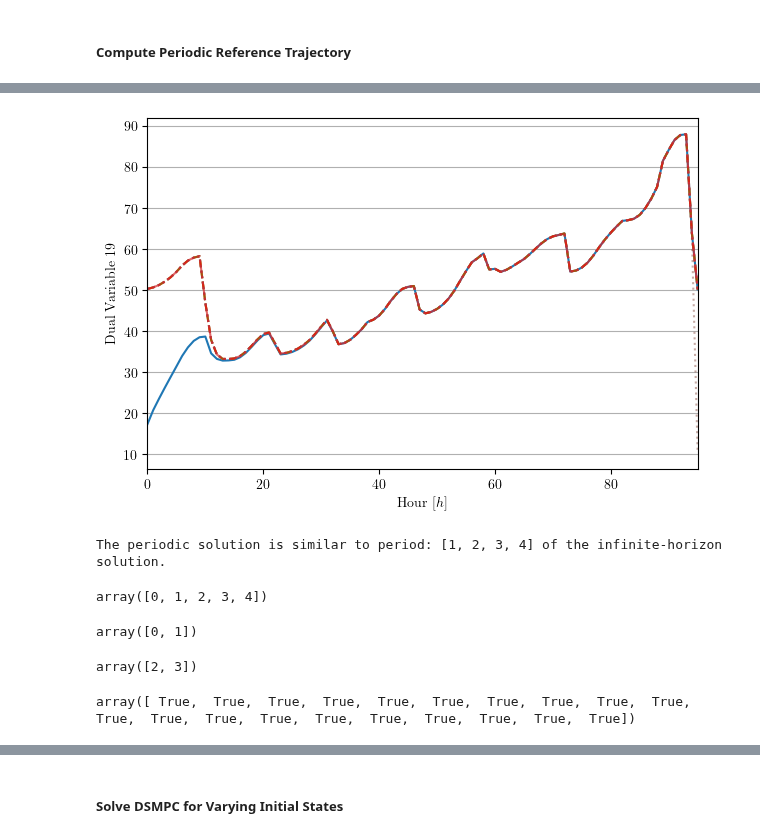
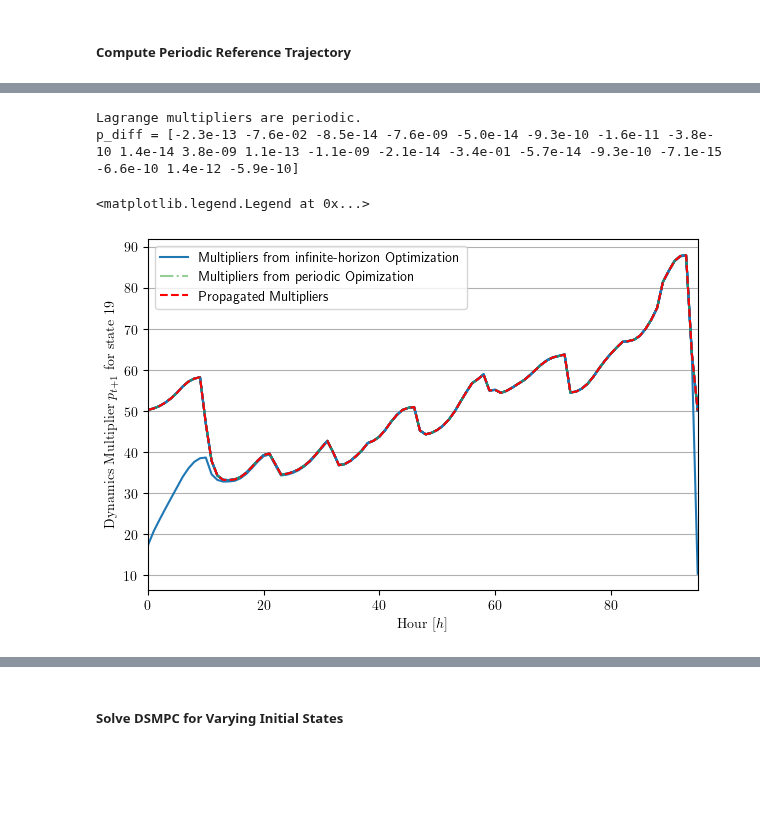
Before and after one commit to Gedlex/time-varying-RHGs, a Jupyter notebook: empc_DSMPC.ipynb, the cells around one changed output, grey strips where cells are left out. Cells and saved outputs as stored; diff of their text form; code cells hidden in the pictures; blank space fills up the shorter version.

```diff
--- a/empc_DSMPC.ipynb
+++ b/empc_DSMPC.ipynb
@@ -161,7 +161,7 @@ for i, xi_0 in enumerate(tqdm(x_0, desc='Trajectories')):
     # Simulate closed-loop system
     for t in tqdm(range(num_steps),desc='     MPC', leave=False):
         # Solve the EMPC problem
-        sol_u, sol_x, error_msg, _ = ctrl.solve(t=t, x_0=x[i,t,:])
+        sol_u, sol_x, error_msg, _, _ = ctrl.solve(t=t, x_0=x[i,t,:])
         if error_msg != None:
             warnings.warn(error_msg)
             break
@@ -209,7 +209,7 @@ for i, N in enumerate(tqdm(horizon, desc='Horizons')):
     # Simulate closed-loop system
     for t in tqdm(range(num_steps),desc='   MPC', leave=False):
         # Solve the EMPC problem
-        sol_u, sol_x, error_msg, _ = ctrl2.solve(t=t, x_0=x2[i,t,:])
+        sol_u, sol_x, error_msg, _, _ = ctrl2.solve(t=t, x_0=x2[i,t,:])
         if error_msg != None:
             warnings.warn(error_msg)
             break
@@ -233,14 +233,14 @@ T = 96
 
 # Load parameters and create system with a long horizon
 zeta_max = 40 * np.ones([T,10]); zeta_max[23::24,:] = 1
-params_p = DSMPCParams(N=T, T=T, zeta_max=zeta_max, zeta_min=-zeta_max, verbose=True)
+params_p = DSMPCParams(N=T, T=T, zeta_max=zeta_max, zeta_min=-zeta_max)
 sys_p = LinearSystem(params_p.sys)
 
 # Initialize controller
 ctrl_p = EMPC(sys_inf, params_p.ctrl)
 
 # Solve EMPC problem with free initial state
-sol_u, sol_x, error_msg, dual_vars_p = ctrl_p.solve(t=0, periodic=True)
+sol_u, sol_x, error_msg, dual_vars_p, stats = ctrl_p.solve(t=0, periodic=True, opts={'eps_rel': 1E-10, 'eps_abs': 1E-10})
 if error_msg != None:
     warnings.warn(error_msg)
 
@@ -259,59 +268,60 @@ A is invertible for all times.
+# %%
+# Allocate Lagrange multipliers p_t
+p_t = np.full((T+2, sys_p.n), np.nan)
+p_t[1,:] = dual_vector_p[0,:]
+
+# Propagate Lagrange multipliers p_t
+for t in range(1,T):
+    b_t = p_t[t, :] + 1 * x_p[t, :] @ params_p.ctrl.Q[t, :] + ctrl_p.state_constraints[t].dual_value @ params_p.ctrl.X[t, :]
+    p_t[t+1, :] = np.linalg.solve(params_p.sys.A[t, :], b_t)
+    # p_t[t+1,:] = (p_t[t,:] - 1 * x_p[t,:] @ params_p.ctrl.Q[t,:] - ctrl_p.state_constraints[t].dual_value @ params_p.ctrl.X[t,:]) @ np.linalg.inv(params_p.sys.A[t,:])
+b_1 = p_t[-2, :] + 1 * x_p[T, :] @ params_p.ctrl.Q[0, :] + ctrl_p.state_constraints[T].dual_value @ params_p.ctrl.X[0, :]
+p_t[-1, :] = np.linalg.solve(params_p.sys.A[0, :], b_1)
+
+# Check periodicity of Lagrange multipliers
+matches = np.allclose(p_t[1,:], p_t[-1,:], 5E-2)
+print(f'Lagrange multipliers are {"periodic" if matches else "not periodic"}.')
+print("p_diff = " + np.array2string(p_t[1,:] - p_t[-1,:], precision=1, formatter={'float_kind':lambda x: f"{x:.1e}"}))
+# %% [output]
+Lagrange multipliers are periodic.
+p_diff = [-2.3e-13 -7.6e-02 -8.5e-14 -7.6e-09 -5.0e-14 -9.3e-10 -1.6e-11 -3.8e-10 1.4e-14 3.8e-09 1.1e-13 -1.1e-09 -2.1e-14 -3.4e-01 -5.7e-14 -9.3e-10 -7.1e-15 -6.6e-10 1.4e-12 -5.9e-10]
 # %%
 # Set font style
 plt.rcParams['text.usetex'] = True
 
 # Create time and get state related dual variables
 idx = 19
 time_vector = np.arange(T)
 dual_vector_inf = np.hstack(dual_vars_inf[0:ctrl_inf.params.N]).T
 
 # Create figure
-plt.figure(figsize=(6, 4), layout='constrained')
+fig = plt.figure(figsize=(6, 4), layout='constrained')
 
 # Plot x_inf over time
 ls = ['-', '--', '--', '-.', ':', ':']
 alpha = [1, 0.9, 0.8, 0.7, 0.6, 0.5]
 for i in range(6):
-    plt.plot(time_vector, dual_vector_inf[i*T:(i+1)*T,idx].T, ls=ls[i], alpha=alpha[i])
-plt.plot(time_vector, dual_vector_p[:,idx].T, ls='--', color='red', alpha=0.5)
+    plt.plot(time_vector, dual_vector_inf[i*T:(i+1)*T,idx].T, ls='-', color='tab:blue', label='Multipliers from infinite-horizon Optimization' if i == 0 else None)
+plt.plot(time_vector, dual_vector_p[:,idx].T, ls='-.', color='tab:green', alpha=0.5, label='Multipliers from periodic Opimization')
+plt.plot(time_vector, p_t[1:-1,idx].T, ls='--', color='red', label='Propagated Multipliers')
 
 # Add labels and title
 plt.xlabel(r'\rmfamily{Hour} $[h]$')
-plt.ylabel(f'\\rmfamily{{Dual Variable {idx}}}')
+plt.ylabel(r'\rmfamily{Dynamics Multiplier $p_{t+1}$ for state ' + str(idx) + r'}')
 
 # Set limits
 plt.autoscale(enable=True, axis='x', tight=True)
 
 # Set grid
 ax = plt.gca()
 ax.yaxis.grid(True)
 ax.xaxis.grid(False)
 
-# Show plot
-plt.show()
+# Plot legend
+plt.legend(loc='best')
+
+# Export figure
+# fig.savefig(f"figures/periodic_sol_dual_variable_{idx}.pdf", bbox_inches='tight', pad_inches=0.1)
 # %% [output]
+<matplotlib.legend.Legend at 0x...>
-[figure, old version]
+[figure, new version]
-# %%
-# Check if dual variables are equal to infinte-horizon solution
-matches = [np.allclose(dual_vector_p, dual_vector_inf[j*T:(j+1)*T,:], atol=5E-3) for j in range(6)]
-indices = [i for i, val in enumerate(matches) if val]
-print(f'The periodic solution is similar to period: {indices} of the infinite-horizon solution.')
-# %% [output]
-The periodic solution is similar to period: [1, 2, 3, 4] of the infinite-horizon solution.
-# %%
-test = np.arange(5)
-test
-# %% [output]
-array([0, 1, 2, 3, 4])
-# %%
-test[0*2:(0+1)*2]
-# %% [output]
-array([0, 1])
-# %%
-test[1*2:(1+1)*2]
-# %% [output]
-array([2, 3])
-# %%
-x_p[-1,:] -x_p[0,:] < 1E-5
-# %% [output]
-array([ True,  True,  True,  True,  True,  True,  True,  True,  True,  True,  True,  True,  True,  True,  True,  True,  True,  True,  True,  True])
```
Also changed, not shown: parts of 17 cells of this notebook, 2 other files.
